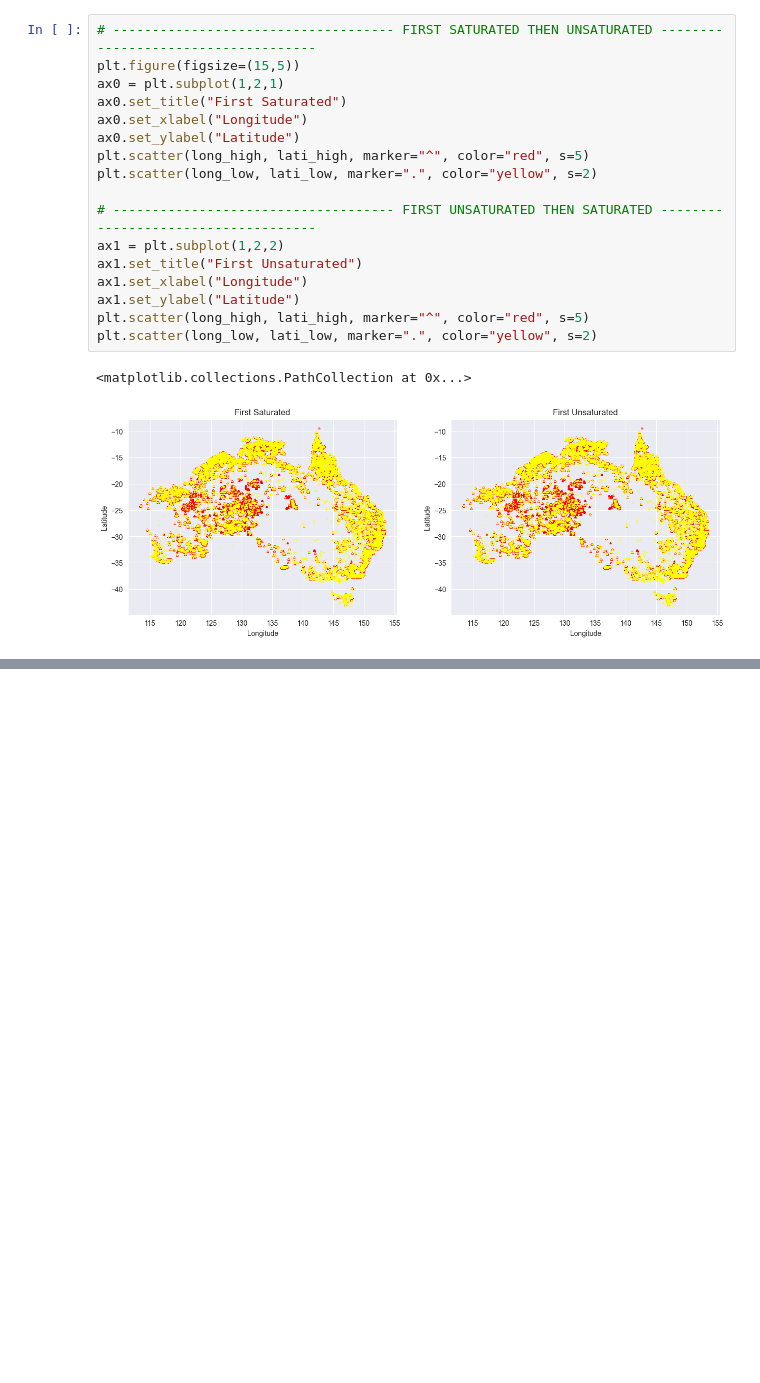
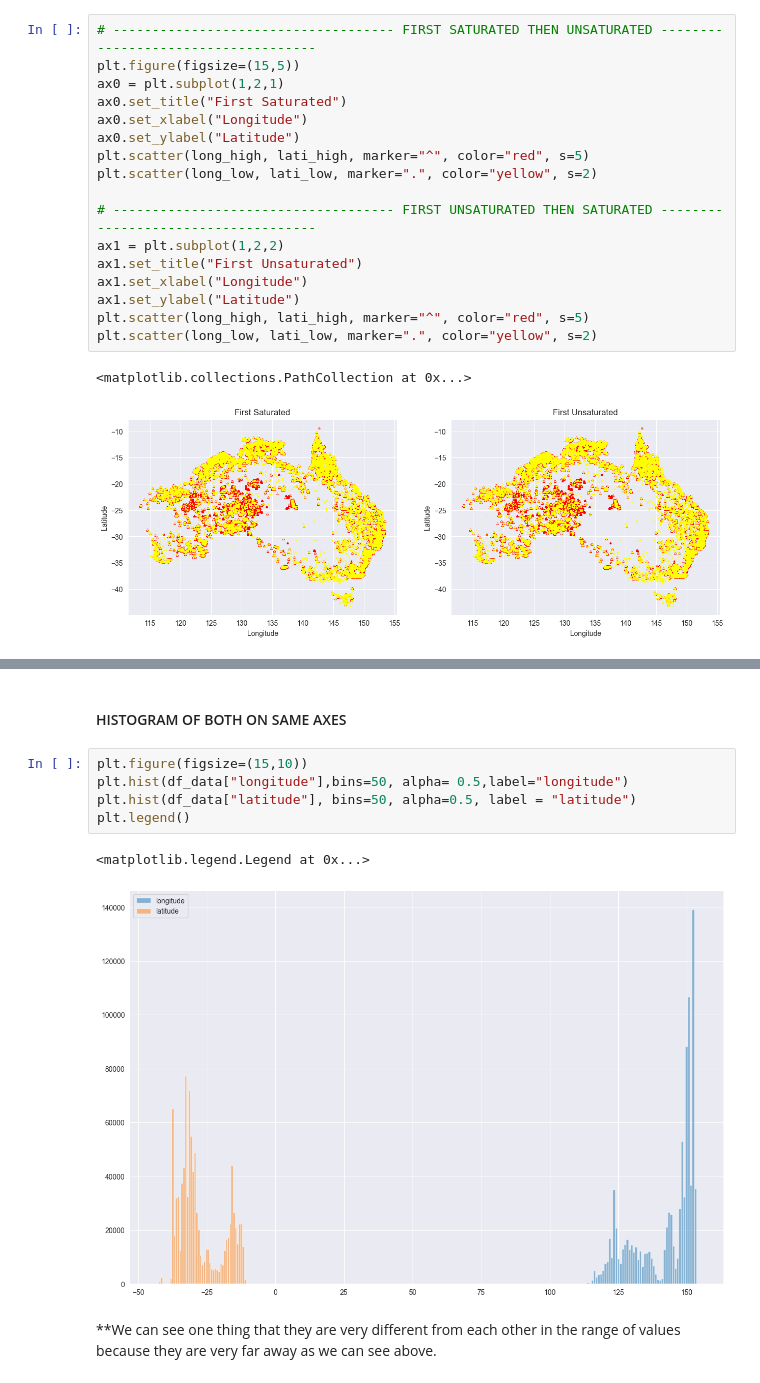
Before and after one commit to harshalk612/ML-Assigment, a Jupyter notebook: Advanced HW/hw1/hw1.ipynb, the cells around one changed output, grey strips where cells are left out. Cells and saved outputs as stored; diff of their text form; blank space fills up the shorter version.

```diff
--- a/Advanced HW/hw1/hw1.ipynb
+++ b/Advanced HW/hw1/hw1.ipynb
@@ -222,0 +242,12 @@ sns.pairplot(data=df_data)
+# %% [markdown]
+#### HISTOGRAM OF BOTH ON SAME AXES
+# %%
+plt.figure(figsize=(15,10))
+plt.hist(df_data["longitude"],bins=50, alpha= 0.5,label="longitude")
+plt.hist(df_data["latitude"], bins=50, alpha=0.5, label = "latitude")
+plt.legend()
+# %% [output]
+<matplotlib.legend.Legend at 0x...>
+[figure, added]
+# %% [markdown]
+**We can see one thing that they are very different from each other in the range of values because they are very far away as we can see above.
```
Also changed, not shown: parts of 11 cells of this notebook.
